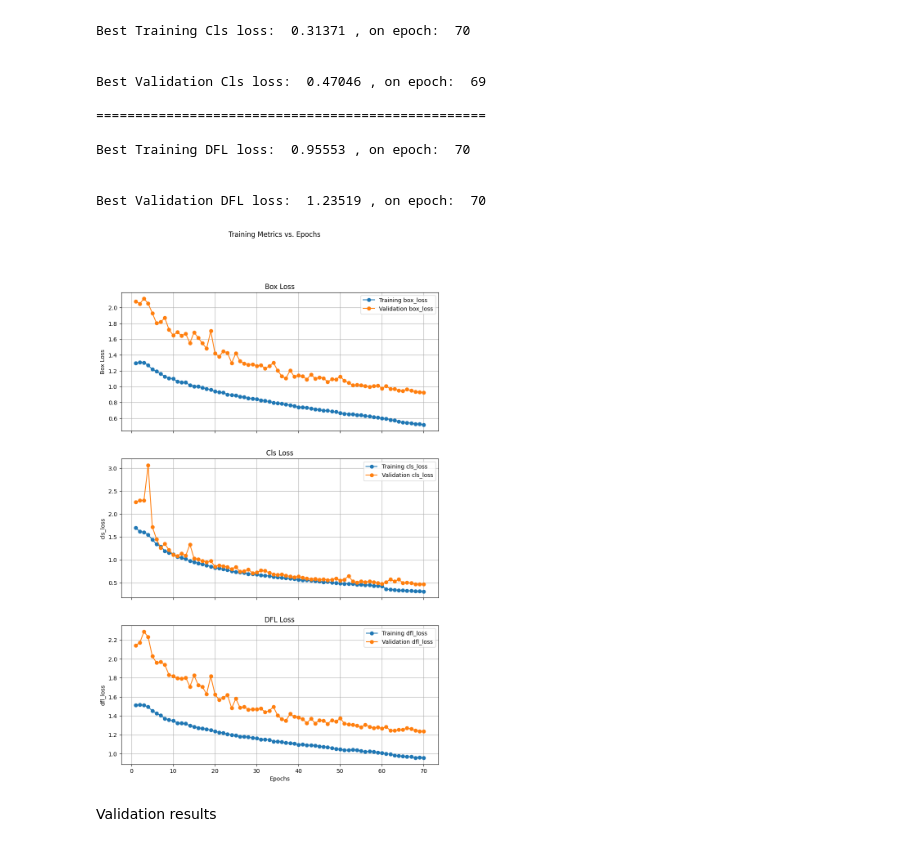
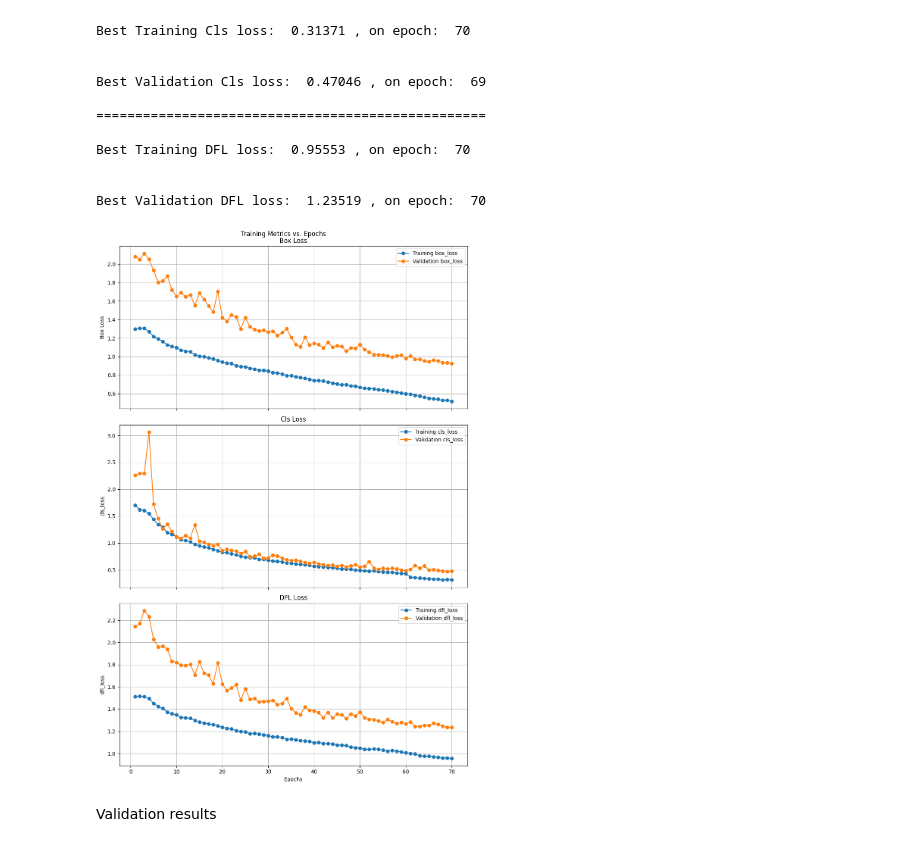
Before and after one commit to BetterED-Neoversity/DEEP-LEARNING-FOR-COMPUTER-VISION-AND-NLP, a Jupyter notebook: notebooks/Module_4_Lecture_7_Class.ipynb, the cells around one changed output. Saved outputs shown, nothing was run; the diff lists cells and outputs as text; code cells hidden in the pictures.

Commit message:
Fix notebook outputs: catch demo errors, remove empty figures, overlapping labels and library warnings; save plotly figures as images.

```diff
--- a/notebooks/Module_4_Lecture_7_Class.ipynb
+++ b/notebooks/Module_4_Lecture_7_Class.ipynb
@@ -116,7 +116,6 @@ class CFG:
     DROPOUT = 0.0
     PATIENCE = 20
     PROFILE = False
-    LABEL_SMOOTHING = 0.0
 
     # paths
     CUSTOM_DATASET_DIR = './data/Module_4_Lecture_1_Construction_Site_Safety/'
@@ -608,34 +586,35 @@ Best Validation DFL loss:  1.23519 , on epoch:  70
 fig, (ax1, ax2, ax3) = plt.subplots(3, 1, figsize=(10, 15), sharex=True)
 
 ### Training and Validation box_loss
 ax1.set_title('Box Loss')
 ax1.plot(df['epoch'], df['train/box_loss'], label='Training box_loss', marker='o', linestyle='-')
 ax1.plot(df['epoch'], df['val/box_loss'], label='Validation box_loss', marker='o', linestyle='-')
 ax1.set_ylabel('Box Loss')
 ax1.legend()
 ax1.grid(True)
 
 ### Training and Validation cls_loss
 ax2.set_title('Cls Loss')
 ax2.plot(df['epoch'], df['train/cls_loss'], label='Training cls_loss', marker='o', linestyle='-')
 ax2.plot(df['epoch'], df['val/cls_loss'], label='Validation cls_loss', marker='o', linestyle='-')
 ax2.set_ylabel('cls_loss')
 ax2.legend()
 ax2.grid(True)
 
 ### Training and Validation dfl_loss
 ax3.set_title('DFL Loss')
 ax3.plot(df['epoch'], df['train/dfl_loss'], label='Training dfl_loss', marker='o', linestyle='-')
 ax3.plot(df['epoch'], df['val/dfl_loss'], label='Validation dfl_loss', marker='o', linestyle='-')
 ax3.set_xlabel('Epochs')
 ax3.set_ylabel('dfl_loss')
 ax3.legend()
 ax3.grid(True)
 
 plt.suptitle('Training Metrics vs. Epochs')
+plt.tight_layout()
 plt.show()
 # %% [output]
-[figure, old version]
+[figure, new version]
 # %% [markdown]
 Validation results
 # %%
```
Also changed, not shown: parts of 10 cells of this notebook, 12 other files.
